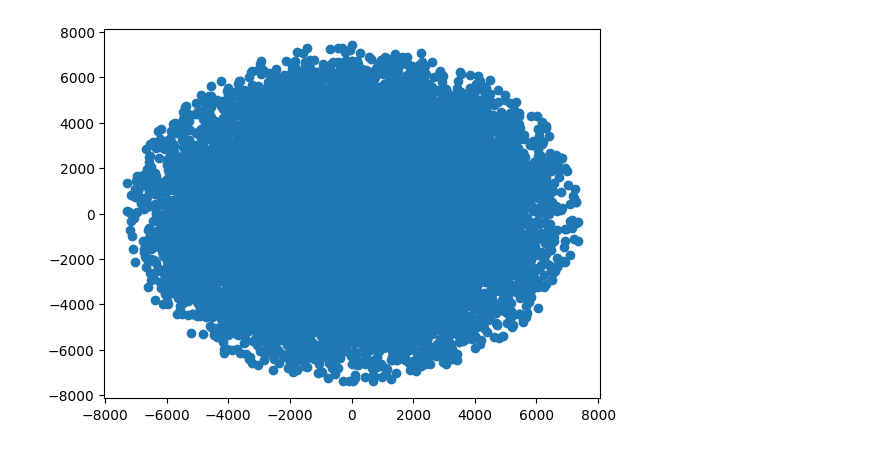
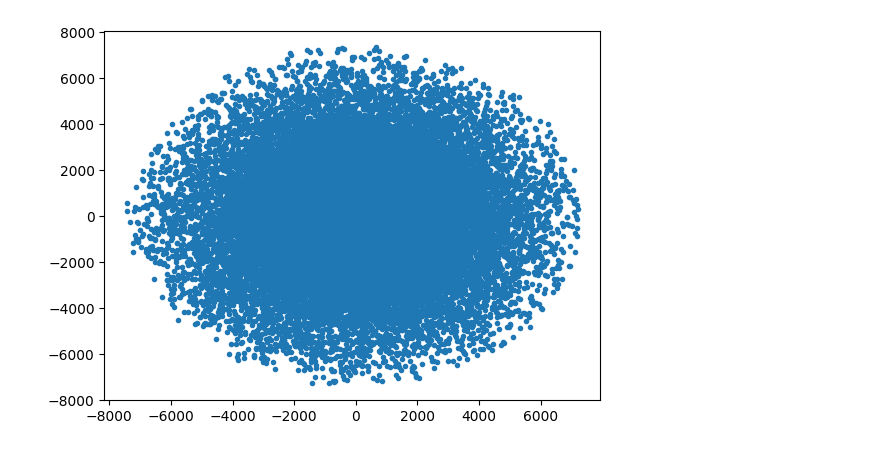
Before and after one commit to sperezp23/Analizador_de_Galaxias, a Jupyter notebook: Ensayos.ipynb, the cells around one changed output. Cells and saved outputs as stored; diff of their text form; code cells hidden in the pictures.

```diff
--- a/Ensayos.ipynb
+++ b/Ensayos.ipynb
@@ -49,22 +49,22 @@ def leer_gadget2(file_path):
 
     # Crear DataFrame
     df = pd.DataFrame({
-        "ID": ids,
-        "X": positions[:, 0],
-        "Y": positions[:, 1],
-        "Z": positions[:, 2],
-        "VX": velocities[:, 0],
-        "VY": velocities[:, 1],
-        "VZ": velocities[:, 2],
+        "id": ids,
+        "x": positions[:, 0],
+        "y": positions[:, 1],
+        "z": positions[:, 2],
+        "v_x": velocities[:, 0],
+        "v_y": velocities[:, 1],
+        "v_z": velocities[:, 2],
     })
 
     if masses is not None:
-        df["Mass"] = masses
+        df["masa"] = masses
 
     return df
 
 # Uso:
 archivo = r"Archivos\AM2229-735_host_RL_050"
-df_gadget = leer_gadget2(archivo)
-df_gadget
+galaxia_df = leer_gadget2(archivo)
+galaxia_df
 # %% [output]
@@ -84,5 +114,5 @@ df_gadget
 # %%
-plt.scatter(x=df_gadget.Y, y=df_gadget.Z)
+plt.scatter(x = galaxia_df.x0, y = galaxia_df.y0, marker= '.')
 plt.show()
 # %% [output]
-[figure, old version]
+[figure, new version]
```
Also changed, not shown: parts of 2 cells of this notebook, 1 other file.
